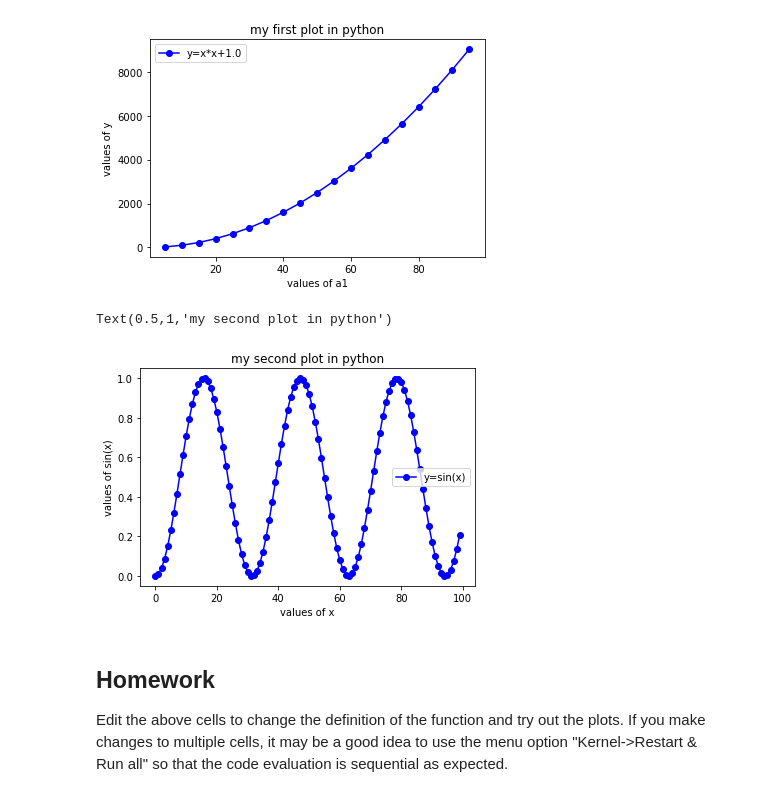
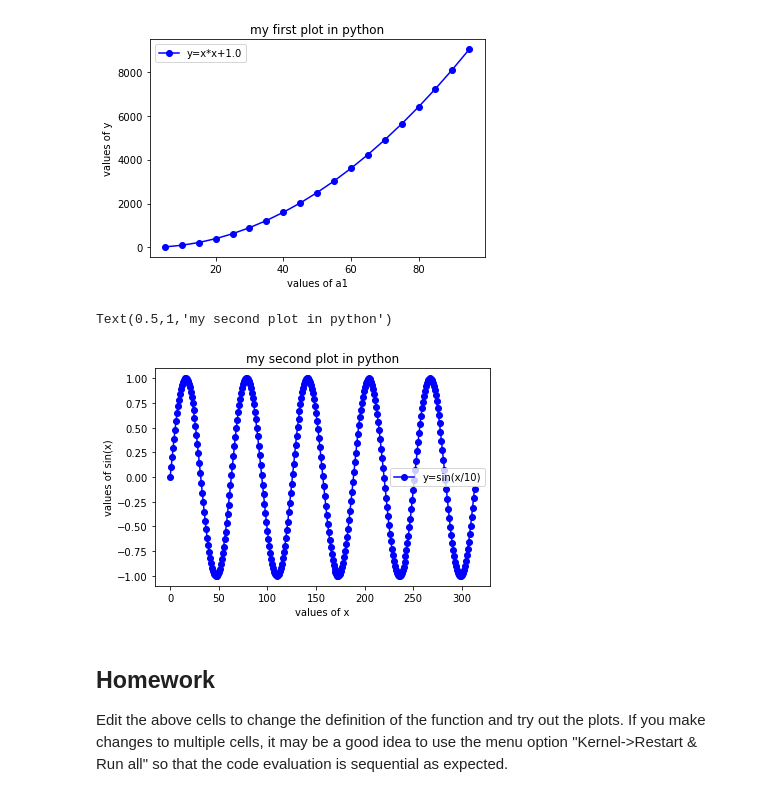
Before and after one commit to gphanikumar/MM2090, a Jupyter notebook: notebooks/python-3.ipynb, the cells around one changed output. Saved outputs shown, nothing was run; the diff lists cells and outputs as text; code cells hidden in the pictures.

```diff
--- a/notebooks/python-3.ipynb
+++ b/notebooks/python-3.ipynb
@@ -195,17 +195,17 @@ plt.title('my first plot in python')
 Text(0.5,1,'my first plot in python')
 [figure]
 # %%
-x = list(range(0,100,1))
+x = list(range(0,314,1))
 import math
-y = list(map(lambda a:math.sin(0.1*a)*math.sin(0.1*a),x))
-p1 = plt.plot(x,y,'bo-',label='y=sin(x)')
+y = list(map(lambda a:math.sin(0.1*a),x))
+p1 = plt.plot(x,y,'bo-',label='y=sin(x/10)')
 plt.legend()
 plt.xlabel('values of x')
 plt.ylabel('values of sin(x)')
 plt.title('my second plot in python')
 # %% [output]
 Text(0.5,1,'my second plot in python')
-[figure, old version]
+[figure, new version]
 # %% [markdown]
 ## Homework
 
```
